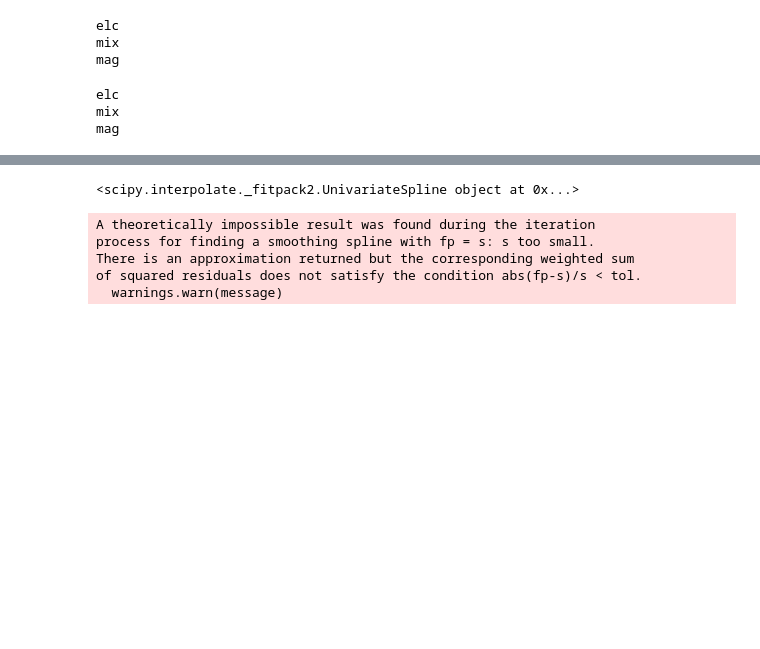
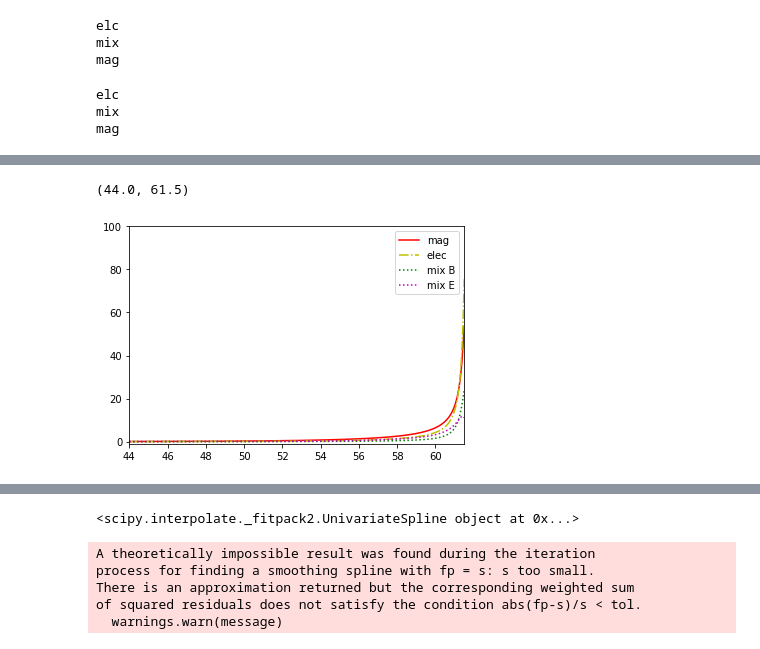
Before and after one commit to richard-von-eckardstein/GEFF, a Jupyter notebook: GradientExpansionCode_Dimless.ipynb, the cells around one changed output, grey strips where cells are left out. Cells and saved outputs as stored; diff of their text form; code cells hidden in the pictures; blank space fills up the shorter version.

```diff
--- a/GradientExpansionCode_Dimless.ipynb
+++ b/GradientExpansionCode_Dimless.ipynb
@@ -1075,3 +1126,16 @@ plt.xlim(44, 61.5)
+# %%
+plt.plot(N3, sigma3/(2*H3) , "r", label="mag")
+plt.plot(N1, sigma1/(2*H1) , "y-.", label="elec")
+plt.plot(N2, sigmaB2/(2*H2), "g:",label="mix B")
+plt.plot(N2, sigmaE2/(2*H2), "m:",label="mix E")
+#plt.plot(N1, xi1, "y-.",label="elec")
+plt.legend(loc=0)
+#plt.yscale("symlog")
+plt.ylim(-1., 100.)
+plt.xlim(44, 61.5)
+# %% [output]
+(44.0, 61.5)
+[figure, added]
 # %%
 f1 = CubicSpline(N1, 2*dphidt1**2 - 2*V1 + E1 + B1 + 2*rhoChi1)
 
```
Also changed, not shown: parts of 10 cells of this notebook, 1 other file.
